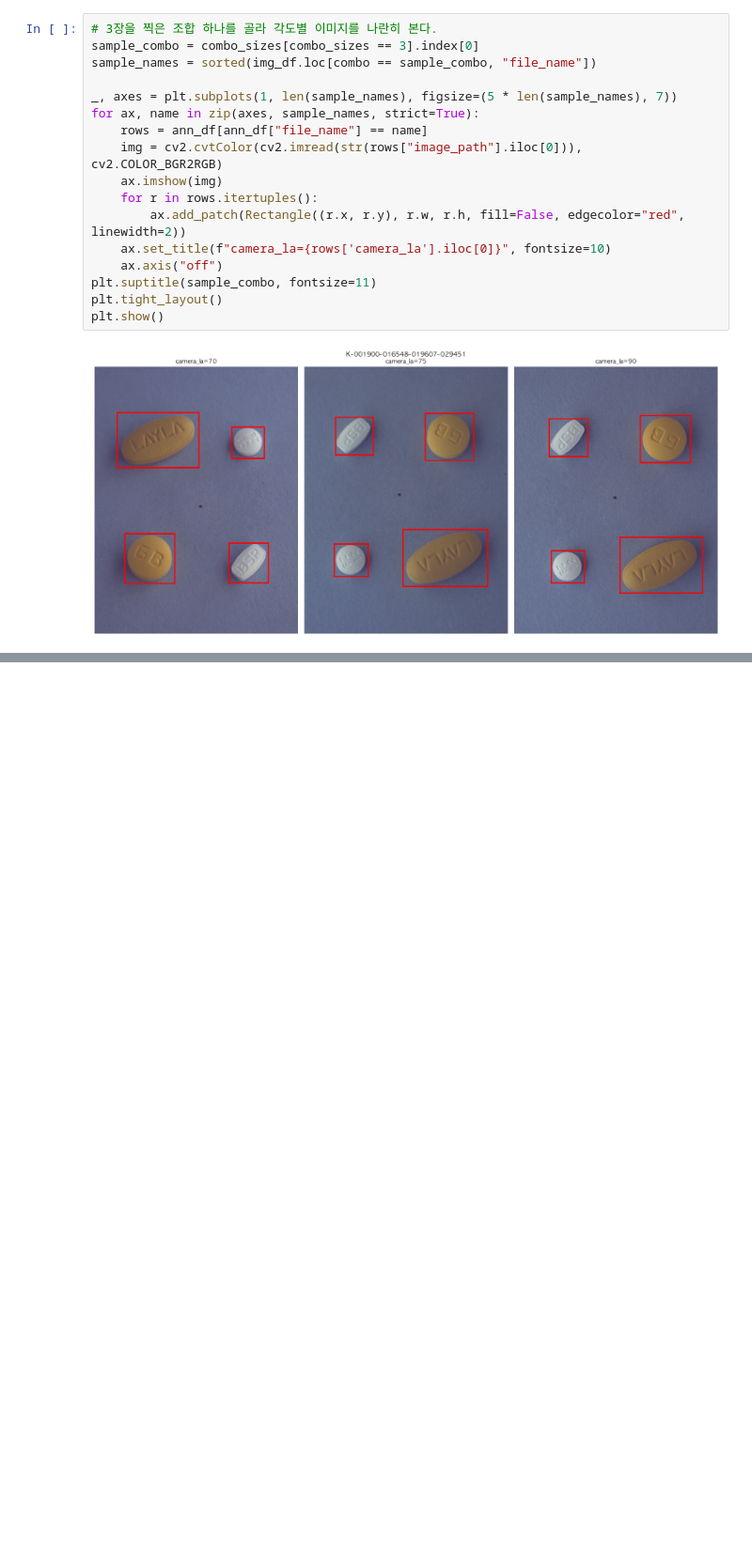
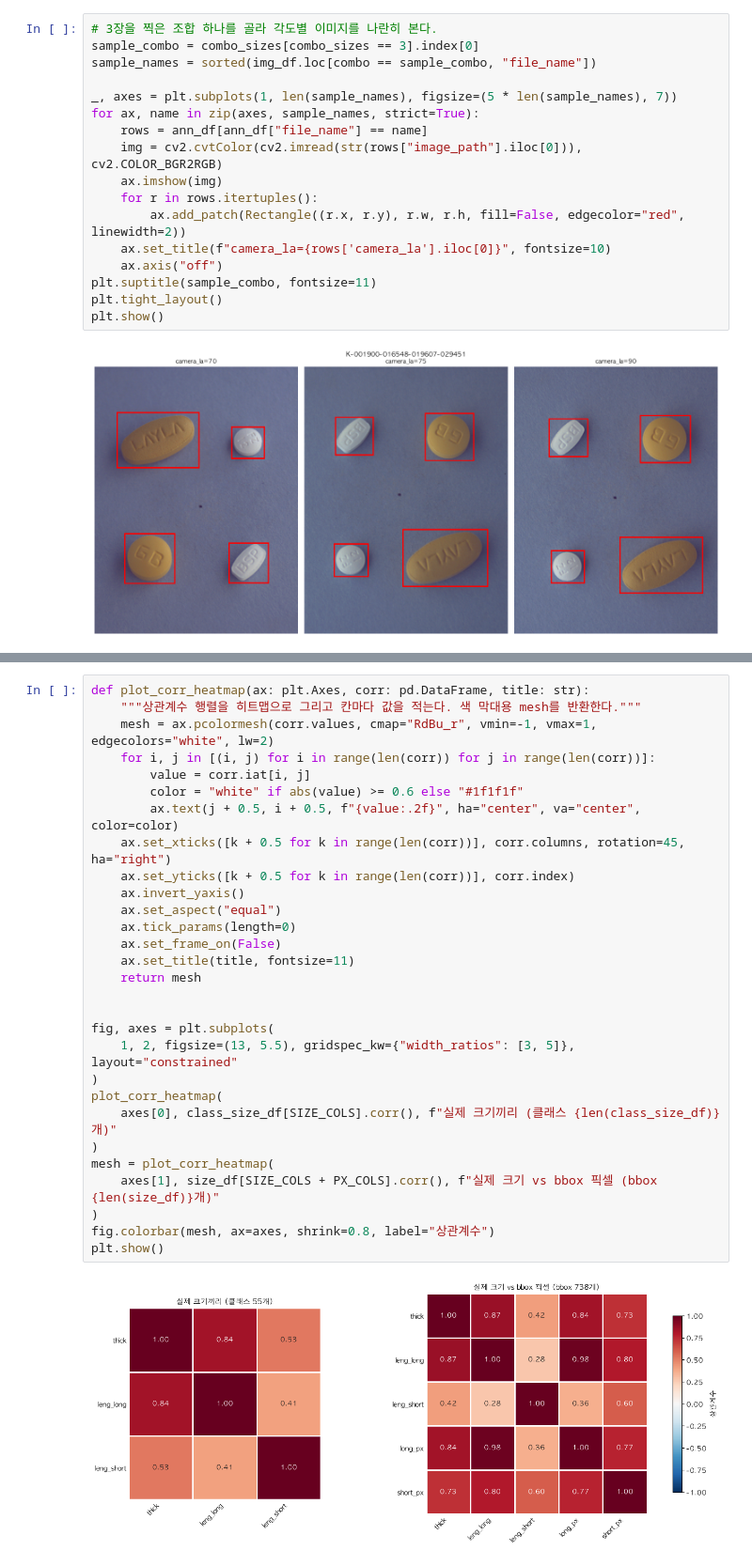
Before and after one commit to def-uk/pill-bbox, a Jupyter notebook: notebooks/dongwook_eda.ipynb, the cells around one changed output, grey strips where cells are left out. Shown at 94% size. Drawn from its saved outputs; the diff is of its cells as text; blank space fills up the shorter version.

Commit message:
data: 실제 크기와 bbox 상관계수 확인하기

```diff
--- a/notebooks/dongwook_eda.ipynb
+++ b/notebooks/dongwook_eda.ipynb
@@ -421,0 +494,31 @@ plt.show()
+# %%
+def plot_corr_heatmap(ax: plt.Axes, corr: pd.DataFrame, title: str):
+    """상관계수 행렬을 히트맵으로 그리고 칸마다 값을 적는다. 색 막대용 mesh를 반환한다."""
+    mesh = ax.pcolormesh(corr.values, cmap="RdBu_r", vmin=-1, vmax=1, edgecolors="white", lw=2)
+    for i, j in [(i, j) for i in range(len(corr)) for j in range(len(corr))]:
+        value = corr.iat[i, j]
+        color = "white" if abs(value) >= 0.6 else "#1f1f1f"
+        ax.text(j + 0.5, i + 0.5, f"{value:.2f}", ha="center", va="center", color=color)
+    ax.set_xticks([k + 0.5 for k in range(len(corr))], corr.columns, rotation=45, ha="right")
+    ax.set_yticks([k + 0.5 for k in range(len(corr))], corr.index)
+    ax.invert_yaxis()
+    ax.set_aspect("equal")
+    ax.tick_params(length=0)
+    ax.set_frame_on(False)
+    ax.set_title(title, fontsize=11)
+    return mesh
+
+
+fig, axes = plt.subplots(
+    1, 2, figsize=(13, 5.5), gridspec_kw={"width_ratios": [3, 5]}, layout="constrained"
+)
+plot_corr_heatmap(
+    axes[0], class_size_df[SIZE_COLS].corr(), f"실제 크기끼리 (클래스 {len(class_size_df)}개)"
+)
+mesh = plot_corr_heatmap(
+    axes[1], size_df[SIZE_COLS + PX_COLS].corr(), f"실제 크기 vs bbox 픽셀 (bbox {len(size_df)}개)"
+)
+fig.colorbar(mesh, ax=axes, shrink=0.8, label="상관계수")
+plt.show()
+# %% [output]
+[figure, added]
```
Also changed, not shown: parts of 2 cells of this notebook.
